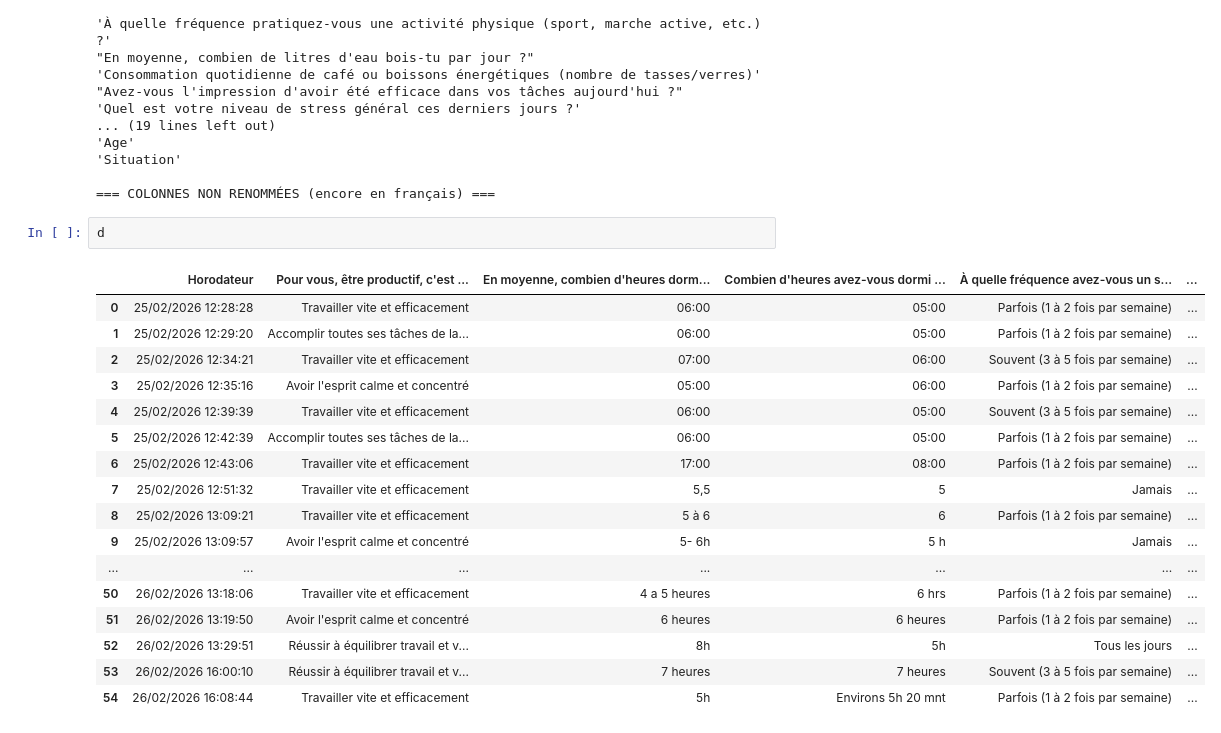
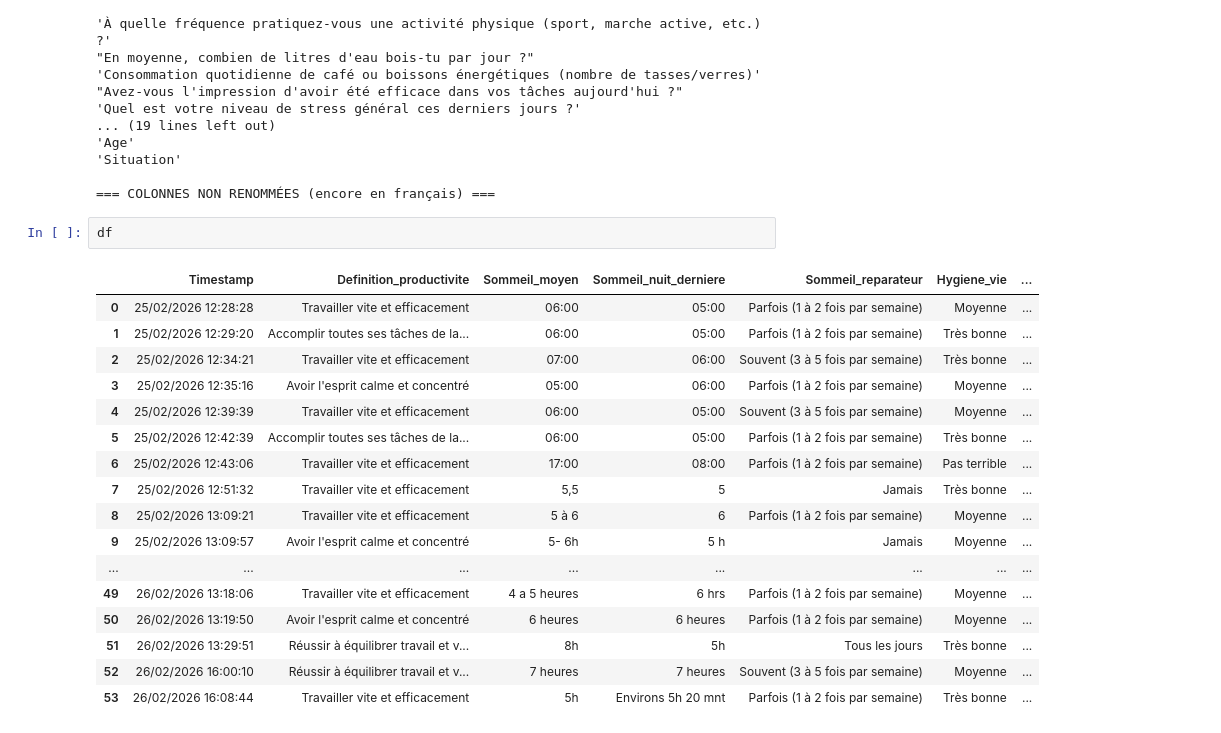
Before and after one commit to DeclerusAllen/pyfusiondata, a Jupyter notebook: src/test.ipynb, the cells around one changed output. Drawn from its saved outputs; the diff is of its cells as text.

```diff
--- a/src/test.ipynb
+++ b/src/test.ipynb
@@ -65,22 +65,22 @@ for col in df.columns.tolist():
 
 === COLONNES NON RENOMMÉES (encore en français) ===
 # %%
-d
+df
 # %% [output]
-|  | Horodateur | Pour vous, être productif, c'est ... | En moyenne, combien d'heures dorm... | Combien d'heures avez-vous dormi ... | À quelle fréquence avez-vous un s... | ... |
-| 0 | 25/02/2026 12:28:28 | Travailler vite et efficacement | 06:00 | 05:00 | Parfois (1 à 2 fois par semaine) | ... |
-| 1 | 25/02/2026 12:29:20 | Accomplir toutes ses tâches de la... | 06:00 | 05:00 | Parfois (1 à 2 fois par semaine) | ... |
-| 2 | 25/02/2026 12:34:21 | Travailler vite et efficacement | 07:00 | 06:00 | Souvent (3 à 5 fois par semaine) | ... |
-| 3 | 25/02/2026 12:35:16 | Avoir l'esprit calme et concentré | 05:00 | 06:00 | Parfois (1 à 2 fois par semaine) | ... |
-| 4 | 25/02/2026 12:39:39 | Travailler vite et efficacement | 06:00 | 05:00 | Souvent (3 à 5 fois par semaine) | ... |
-| 5 | 25/02/2026 12:42:39 | Accomplir toutes ses tâches de la... | 06:00 | 05:00 | Parfois (1 à 2 fois par semaine) | ... |
-| 6 | 25/02/2026 12:43:06 | Travailler vite et efficacement | 17:00 | 08:00 | Parfois (1 à 2 fois par semaine) | ... |
-| 7 | 25/02/2026 12:51:32 | Travailler vite et efficacement | 5,5 | 5 | Jamais | ... |
-| 8 | 25/02/2026 13:09:21 | Travailler vite et efficacement | 5 à 6 | 6 | Parfois (1 à 2 fois par semaine) | ... |
-| 9 | 25/02/2026 13:09:57 | Avoir l'esprit calme et concentré | 5- 6h | 5 h | Jamais | ... |
-| ... | ... | ... | ... | ... | ... | ... |
-| 50 | 26/02/2026 13:18:06 | Travailler vite et efficacement | 4 a 5 heures | 6 hrs | Parfois (1 à 2 fois par semaine) | ... |
-| 51 | 26/02/2026 13:19:50 | Avoir l'esprit calme et concentré | 6 heures | 6 heures | Parfois (1 à 2 fois par semaine) | ... |
-| 52 | 26/02/2026 13:29:51 | Réussir à équilibrer travail et v... | 8h | 5h | Tous les jours | ... |
-| 53 | 26/02/2026 16:00:10 | Réussir à équilibrer travail et v... | 7 heures | 7 heures | Souvent (3 à 5 fois par semaine) | ... |
-| 54 | 26/02/2026 16:08:44 | Travailler vite et efficacement | 5h | Environs 5h 20 mnt | Parfois (1 à 2 fois par semaine) | ... |
+|  | Timestamp | Definition_productivite | Sommeil_moyen | Sommeil_nuit_derniere | Sommeil_reparateur | Hygiene_vie | ... |
+| 0 | 25/02/2026 12:28:28 | Travailler vite et efficacement | 06:00 | 05:00 | Parfois (1 à 2 fois par semaine) | Moyenne | ... |
+| 1 | 25/02/2026 12:29:20 | Accomplir toutes ses tâches de la... | 06:00 | 05:00 | Parfois (1 à 2 fois par semaine) | Très bonne | ... |
+| 2 | 25/02/2026 12:34:21 | Travailler vite et efficacement | 07:00 | 06:00 | Souvent (3 à 5 fois par semaine) | Très bonne | ... |
+| 3 | 25/02/2026 12:35:16 | Avoir l'esprit calme et concentré | 05:00 | 06:00 | Parfois (1 à 2 fois par semaine) | Moyenne | ... |
+| 4 | 25/02/2026 12:39:39 | Travailler vite et efficacement | 06:00 | 05:00 | Souvent (3 à 5 fois par semaine) | Moyenne | ... |
+| 5 | 25/02/2026 12:42:39 | Accomplir toutes ses tâches de la... | 06:00 | 05:00 | Parfois (1 à 2 fois par semaine) | Très bonne | ... |
+| 6 | 25/02/2026 12:43:06 | Travailler vite et efficacement | 17:00 | 08:00 | Parfois (1 à 2 fois par semaine) | Pas terrible | ... |
+| 7 | 25/02/2026 12:51:32 | Travailler vite et efficacement | 5,5 | 5 | Jamais | Très bonne | ... |
+| 8 | 25/02/2026 13:09:21 | Travailler vite et efficacement | 5 à 6 | 6 | Parfois (1 à 2 fois par semaine) | Moyenne | ... |
+| 9 | 25/02/2026 13:09:57 | Avoir l'esprit calme et concentré | 5- 6h | 5 h | Jamais | Moyenne | ... |
+| ... | ... | ... | ... | ... | ... | ... | ... |
+| 49 | 26/02/2026 13:18:06 | Travailler vite et efficacement | 4 a 5 heures | 6 hrs | Parfois (1 à 2 fois par semaine) | Moyenne | ... |
+| 50 | 26/02/2026 13:19:50 | Avoir l'esprit calme et concentré | 6 heures | 6 heures | Parfois (1 à 2 fois par semaine) | Moyenne | ... |
+| 51 | 26/02/2026 13:29:51 | Réussir à équilibrer travail et v... | 8h | 5h | Tous les jours | Très bonne | ... |
+| 52 | 26/02/2026 16:00:10 | Réussir à équilibrer travail et v... | 7 heures | 7 heures | Souvent (3 à 5 fois par semaine) | Moyenne | ... |
+| 53 | 26/02/2026 16:08:44 | Travailler vite et efficacement | 5h | Environs 5h 20 mnt | Parfois (1 à 2 fois par semaine) | Très bonne | ... |
```
Also changed, not shown: 4 other files.
